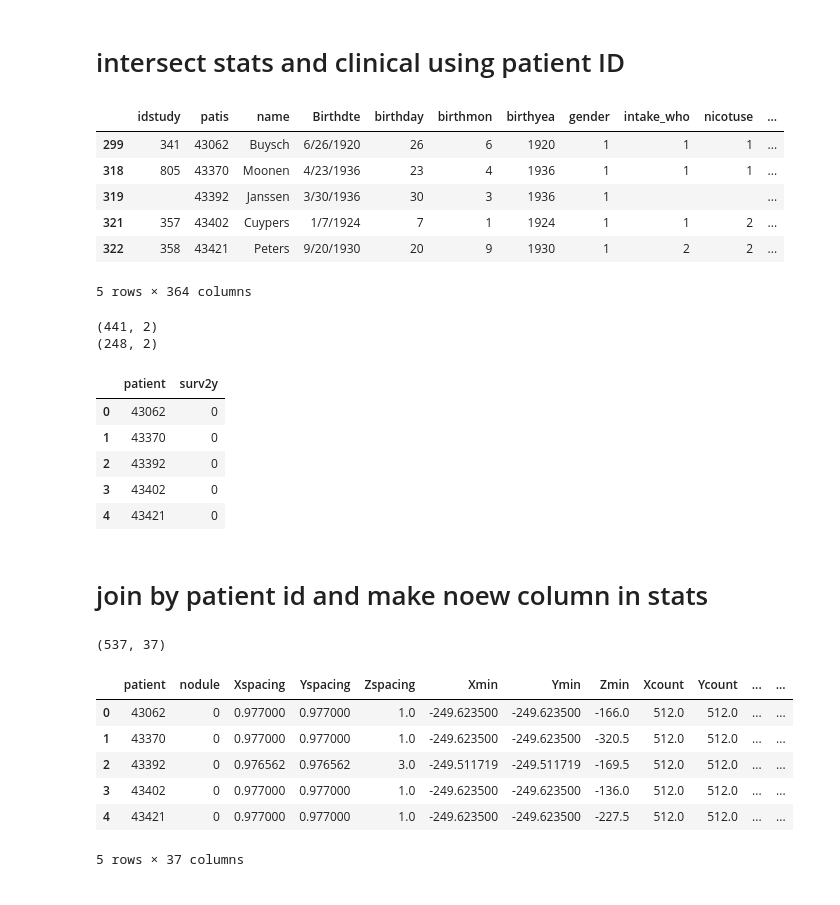
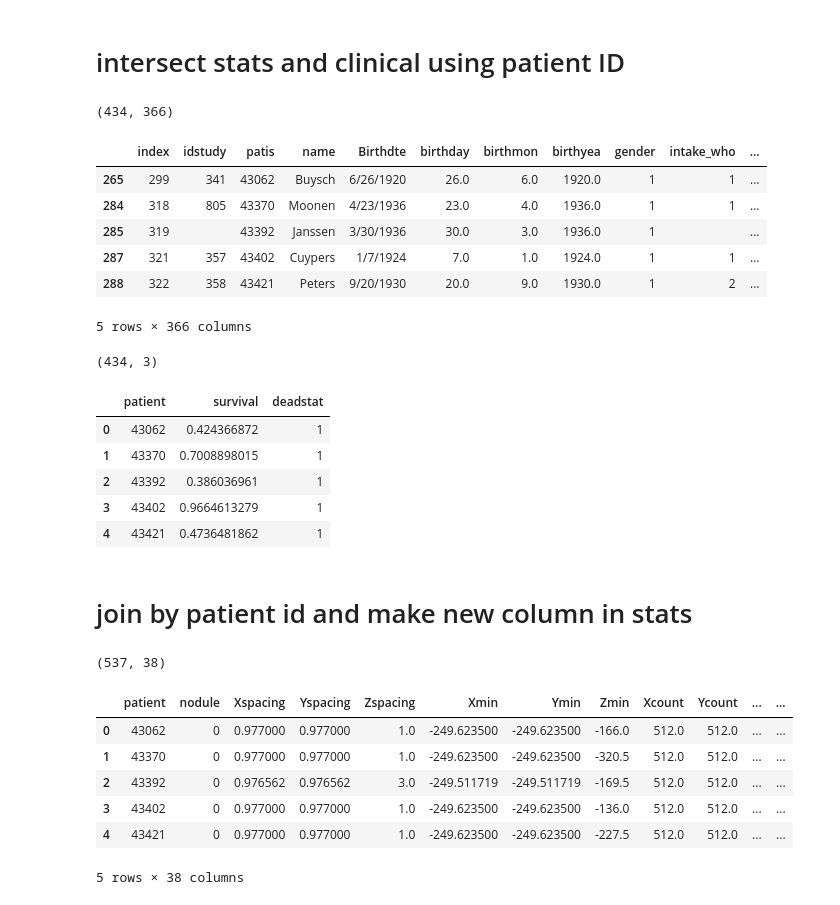
Before and after one commit to ahmedhosny/PY-LUNG, a Jupyter notebook: combineSliceStatsAndClinical.ipynb, the cells around one changed output. Cells and saved outputs as stored; diff of their text form; code cells hidden in the pictures.

```diff
--- a/combineSliceStatsAndClinical.ipynb
+++ b/combineSliceStatsAndClinical.ipynb
@@ -4,7 +4,7 @@ import pandas as pd
 # %% [markdown]
 # my slice stats
 # %%
-dataFrameStats = pd.DataFrame.from_csv("D:/Dropbox/DFCI/PY-LUNG/output/Lung1_SliceStats.csv", index_col = None)
+dataFrameStats = pd.DataFrame.from_csv("/media/ahmed/Dropbox/DFCI/PY-LUNG/output/Lung1_SliceStats.csv", index_col = None)
 # delete first column
 del dataFrameStats['Unnamed: 0']
 print dataFrameStats.shape
@@ -33,0 +23,6 @@ dataFrameClinical.head(n=5)
+# %%
+# this file has 27 additional  patients added at the end
+# they were already in there but didnt have survival data
+dataFrameClinical1 = pd.DataFrame.from_csv(
+    "/media/ahmed/Dropbox/DFCI/04_data/Lung1 clinical/LungAllPatients2011_04_20_additional_survival_added.csv", index_col = None)
+print dataFrameClinical1.shape
@@ -33,0 +31,8 @@ dataFrameClinical.head(n=5)
+# %%
+# only take those who have both deatstat and survival
+dataFrameClinical1 = dataFrameClinical1[
+    (dataFrameClinical1['survival'] != ' ')
+    & (dataFrameClinical1['deadstat'] != ' ')
+    & (dataFrameClinical1['survival'] != '0')    ]
+
+print dataFrameClinical1.shape
@@ -33,0 +41,7 @@ dataFrameClinical.head(n=5)
+# %%
+# remove duplicate patients
+dataFrameClinical1 = dataFrameClinical1.drop_duplicates( 'patis')
+# reset just in case
+dataFrameClinical1 = dataFrameClinical1.reset_index()
+print dataFrameClinical1.shape
+dataFrameClinical1.head(n=5)
@@ -34,50 +57,44 @@ dataFrameClinical.head(n=5)
 # %% [markdown]
 # intersect stats and clinical using patient ID
 # %%
+# result is a subset of dataFrameClinical1 where patient ids are in dataFrameStats
 dataFrameList = []
 
 for i in range( dataFrameStats.shape[0]):
-    temp = dataFrameClinical[   dataFrameClinical['patis'] == int(dataFrameStats['patient'].tolist()[i]) ]
+    temp = dataFrameClinical1[   dataFrameClinical1['patis'] == int(dataFrameStats['patient'].tolist()[i]) ]
     dataFrameList.append( temp )
 
 result = pd.concat(dataFrameList)
+print result.shape
 result.head()
 # %% [output]
+(434, 366)
-|  | idstudy | patis | name | Birthdte | birthday | birthmon | birthyea | gender | intake_who | nicotuse | ... |
-| 299 | 341 | 43062 | Buysch | 6/26/1920 | 26 | 6 | 1920 | 1 | 1 | 1 | ... |
-| 318 | 805 | 43370 | Moonen | 4/23/1936 | 23 | 4 | 1936 | 1 | 1 | 1 | ... |
-| 319 |  | 43392 | Janssen | 3/30/1936 | 30 | 3 | 1936 | 1 |  |  | ... |
-| 321 | 357 | 43402 | Cuypers | 1/7/1924 | 7 | 1 | 1924 | 1 | 1 | 2 | ... |
-| 322 | 358 | 43421 | Peters | 9/20/1930 | 20 | 9 | 1930 | 1 | 2 | 2 | ... |
+|  | index | idstudy | patis | name | Birthdte | birthday | birthmon | birthyea | gender | intake_who | ... |
+| 265 | 299 | 341 | 43062 | Buysch | 6/26/1920 | 26.0 | 6.0 | 1920.0 | 1 | 1 | ... |
+| 284 | 318 | 805 | 43370 | Moonen | 4/23/1936 | 23.0 | 4.0 | 1936.0 | 1 | 1 | ... |
+| 285 | 319 |  | 43392 | Janssen | 3/30/1936 | 30.0 | 3.0 | 1936.0 | 1 |  | ... |
+| 287 | 321 | 357 | 43402 | Cuypers | 1/7/1924 | 7.0 | 1.0 | 1924.0 | 1 | 1 | ... |
+| 288 | 322 | 358 | 43421 | Peters | 9/20/1930 | 20.0 | 9.0 | 1930.0 | 1 | 2 | ... |
-5 rows × 364 columns
+5 rows × 366 columns
 # %%
 # clean up - only patient id and desired clinical endpoint
 dataFrameIntermediate = pd.DataFrame()
 dataFrameIntermediate['patient'] = result['patis'].tolist()
-dataFrameIntermediate['surv2y'] = result['surv2y'].tolist()
+dataFrameIntermediate['survival'] = result['survival'].tolist()
+dataFrameIntermediate['deadstat'] = result['deadstat'].tolist()
 #
 # CAN ADD HERE
 #
 print dataFrameIntermediate.shape
-
-
-# remove items that are empty ( or those that are only 0 or 1)
-dataFrameIntermediate = dataFrameIntermediate [ ( dataFrameIntermediate['surv2y'] == '1' ) | (dataFrameIntermediate['surv2y'] == '0') ]
-# remove duplicates - IMPORTANT
-dataFrameIntermediate = dataFrameIntermediate.drop_duplicates('patient')
-
-# unique patients with surv2y data
-print dataFrameIntermediate.shape
 dataFrameIntermediate.head(n=5)
 # %% [output]
-(441, 2)
-(248, 2)
+(434, 3)
-|  | patient | surv2y |
-| 0 | 43062 | 0 |
-| 1 | 43370 | 0 |
-| 2 | 43392 | 0 |
-| 3 | 43402 | 0 |
-| 4 | 43421 | 0 |
+|  | patient | survival | deadstat |
+| 0 | 43062 | 0.424366872 | 1 |
+| 1 | 43370 | 0.7008898015 | 1 |
+| 2 | 43392 | 0.386036961 | 1 |
+| 3 | 43402 | 0.9664613279 | 1 |
+| 4 | 43421 | 0.4736481862 | 1 |
 # %% [markdown]
-# join by patient id and make noew column in stats
+# join by patient id and make new column in stats
 # %%
@@ -98,14 +119,15 @@ for i in range (dataFrameStats.shape[0]):
 # %%
 # now add list to frame
-dataFrameStats['surv2y'] = clinicalList
+dataFrameStats['survival'] = survivalList
+dataFrameStats['deadstat'] = deadStatList
 print dataFrameStats.shape
 dataFrameStats.head(n=5)
 # %% [output]
-(537, 37)
+(537, 38)
 |  | patient | nodule | Xspacing | Yspacing | Zspacing | Xmin | Ymin | Zmin | Xcount | Ycount | ... | ... |
 | 0 | 43062 | 0 | 0.977000 | 0.977000 | 1.0 | -249.623500 | -249.623500 | -166.0 | 512.0 | 512.0 | ... | ... |
 | 1 | 43370 | 0 | 0.977000 | 0.977000 | 1.0 | -249.623500 | -249.623500 | -320.5 | 512.0 | 512.0 | ... | ... |
 | 2 | 43392 | 0 | 0.976562 | 0.976562 | 3.0 | -249.511719 | -249.511719 | -169.5 | 512.0 | 512.0 | ... | ... |
 | 3 | 43402 | 0 | 0.977000 | 0.977000 | 1.0 | -249.623500 | -249.623500 | -136.0 | 512.0 | 512.0 | ... | ... |
 | 4 | 43421 | 0 | 0.977000 | 0.977000 | 1.0 | -249.623500 | -249.623500 | -227.5 | 512.0 | 512.0 | ... | ... |
-5 rows × 37 columns
+5 rows × 38 columns
```
Also changed, not shown: parts of 13 cells of this notebook, 3 other files.
